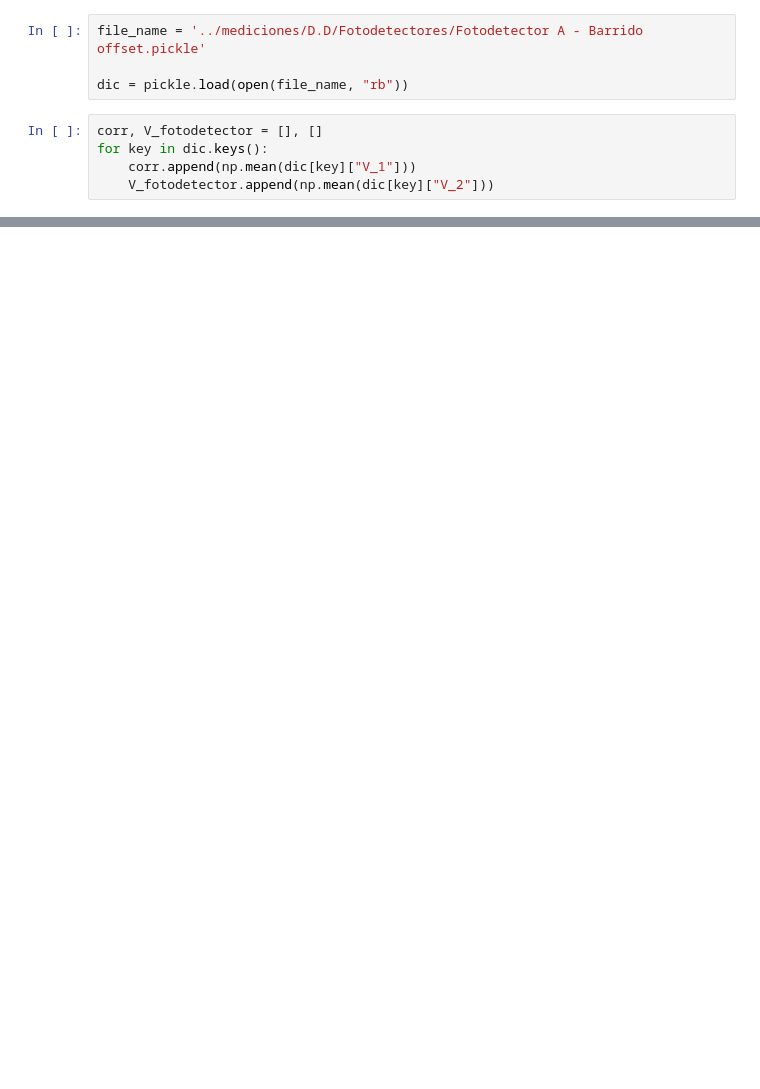
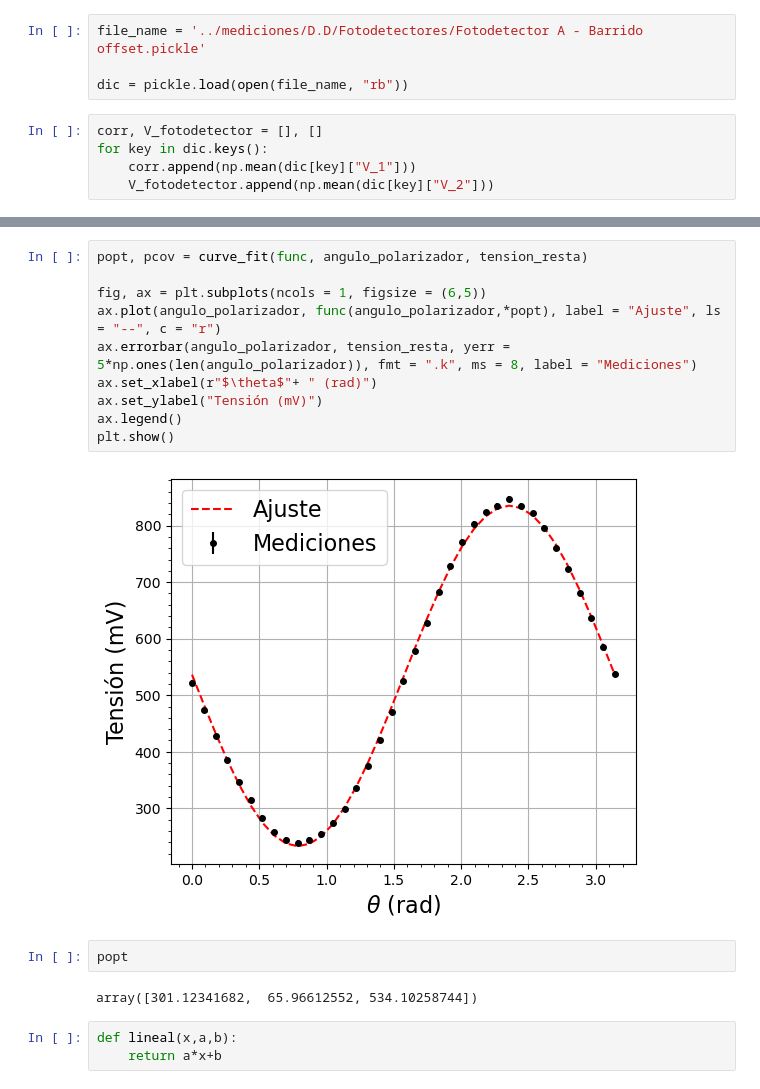
Before and after one commit to DelManuel/Magnetometro-optico, a Jupyter notebook: códigos/analisis_fotodetectores.ipynb, the cells around one changed output, grey strips where cells are left out. Drawn from its saved outputs; the diff is of its cells as text; blank space fills up the shorter version.

```diff
--- a/códigos/analisis_fotodetectores.ipynb
+++ b/códigos/analisis_fotodetectores.ipynb
@@ -61,0 +93,19 @@ plt.show()
+# %%
+popt, pcov = curve_fit(func, angulo_polarizador, tension_resta)
+
+fig, ax = plt.subplots(ncols = 1, figsize = (6,5))
+ax.plot(angulo_polarizador, func(angulo_polarizador,*popt), label = "Ajuste", ls = "--", c = "r")
+ax.errorbar(angulo_polarizador, tension_resta, yerr = 5*np.ones(len(angulo_polarizador)), fmt = ".k", ms = 8, label = "Mediciones")
+ax.set_xlabel(r"$\theta$"+ " (rad)")
+ax.set_ylabel("Tensión (mV)")
+ax.legend()
+plt.show()
+# %% [output]
+[figure, added]
+# %%
+popt
+# %% [output]
+array([301.12341682,  65.96612552, 534.10258744])
+# %%
+def lineal(x,a,b):
+    return a*x+b
```
Also changed, not shown: parts of 17 cells of this notebook, 8 other files.
